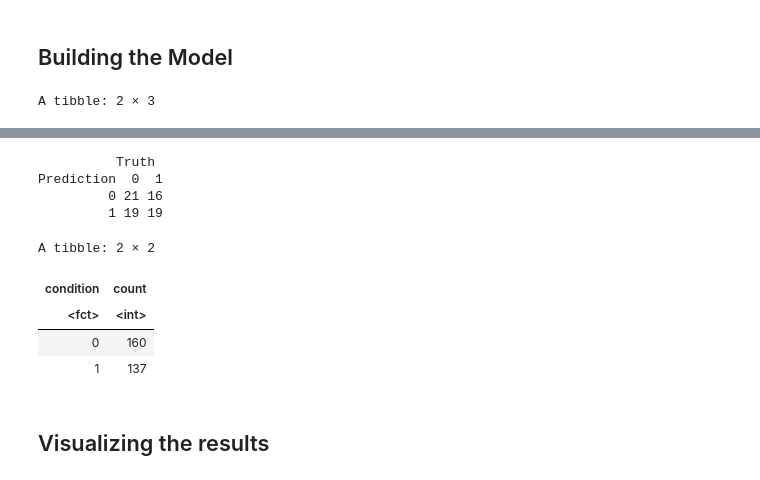
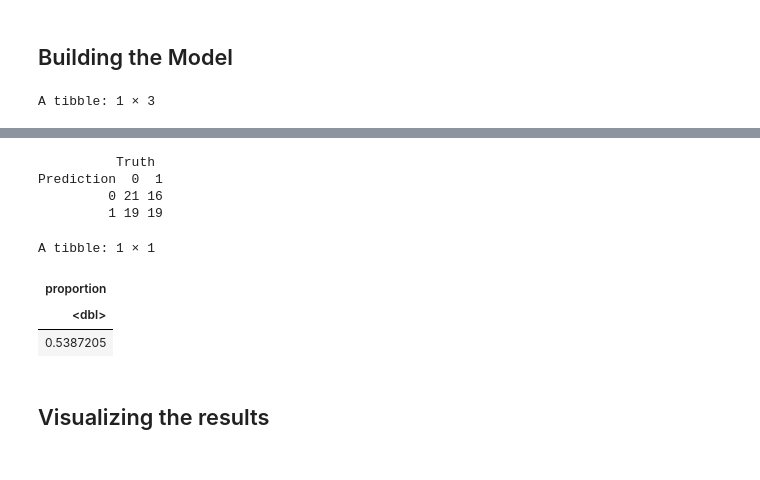
Before and after one commit to aChipmunka/dsci100_2023s1_group21, a Jupyter notebook: project/group_project_report.ipynb, the cells around one changed output, grey strips where cells are left out. Saved outputs shown, nothing was run; the diff lists cells and outputs as text; code cells hidden in the pictures.

Commit message:
Modified the metrics outputted after making predictions

```diff
--- a/project/group_project_report.ipynb
+++ b/project/group_project_report.ipynb
@@ -140,23 +158,33 @@ accuracy_vs_k_plot
 heart_spec <- nearest_neighbor(weight_func = "rectangular", neighbors = 5) |>
        set_engine("kknn") |>
        set_mode("classification")
+
 heart_fit <- workflow() |>
              add_recipe(cleveland_recipe) |>
              add_model(heart_spec) |>
             fit(data = cleveland_train)
-heart_predictions <- predict(heart_fit, cleveland_test) |>
+
+heart_predictions <- predict(heart_fit, cleveland_test)|>
                         bind_cols(cleveland_test)
-heart_metrics <- heart_predictions |>
-                metrics(truth = condition, estimate = .pred_class)
-heart_conf_mat <- heart_predictions |>
-                        conf_mat(truth = condition, estimate = .pred_class)
+
+heart_metrics <- heart_predictions|>
+    metrics(truth = condition, estimate = .pred_class)|>
+    filter(.metric == "accuracy")
+
+heart_conf_mat <- heart_predictions|>
+    conf_mat(truth = condition, estimate = .pred_class)
+
+majority_test <- cleveland_data|>
+    group_by(condition)|>
+    summarize(count = n())|>
+    summarize(proportion = count / sum(count))|>
+    arrange(desc(proportion))|>
+    slice(1)
+
 heart_metrics
 heart_conf_mat
-majority_test <- cleveland_data|>
-                  group_by(condition)|>
-                    summarize(count = n())
 majority_test
 # %% [output]
-A tibble: 2 × 3
+A tibble: 1 × 3
 | .metric | .estimator | .estimate |
 | <chr> | <chr> | <dbl> |
@@ -165,12 +192,11 @@ A tibble: 2 × 3
           Truth
 Prediction  0  1
          0 21 16
          1 19 19
-A tibble: 2 × 2
+A tibble: 1 × 1
-| condition | count |
-| <fct> | <int> |
-| 0 | 160 |
-| 1 | 137 |
+| proportion |
+| <dbl> |
+| 0.5387205 |
 # %% [markdown]
 ## Visualizing the results
 # %%
```
Also changed, not shown: parts of 2 cells of this notebook.
